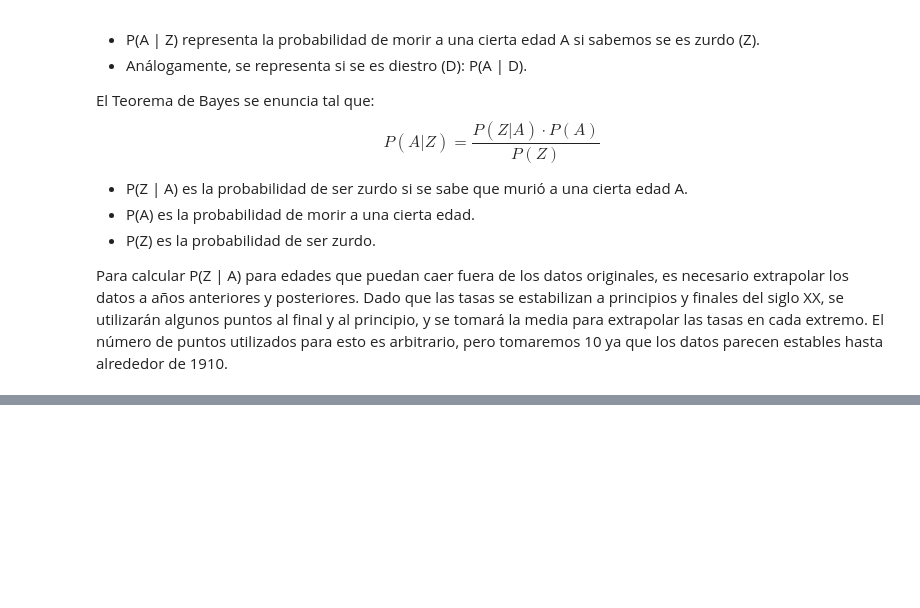
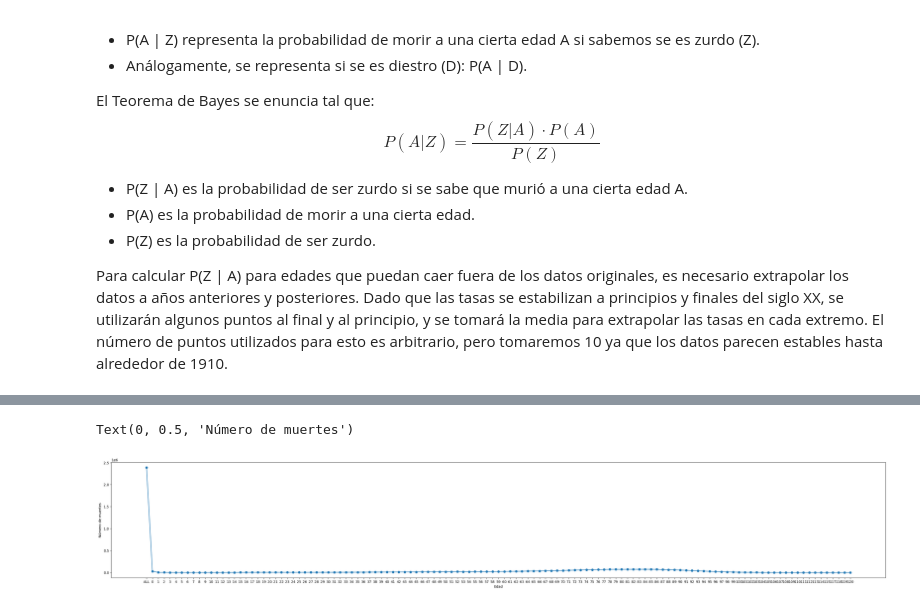
Before and after one commit to AdrianaAceroFV/ZURDERA, a Jupyter notebook: estudio.ipynb, the cells around one changed output, grey strips where cells are left out. Saved outputs shown, nothing was run; the diff lists cells and outputs as text; code cells hidden in the pictures; blank space fills up the shorter version.

```diff
--- a/estudio.ipynb
+++ b/estudio.ipynb
@@ -99,0 +106,5 @@ def P_Z_dado_A(edades_muerte, año_estudio=1990):
+# %%
+data_url_2 = "https://gist.githubusercontent.com/mbonsma/2f4076aab6820ca1807f4e29f75f18ec/raw/62f3ec07514c7e31f5979beeca86f19991540796/cdc_vs00199_table310.tsv"
+dist_muertes_data = pd.read_csv(data_url_2, sep = '\t')
+
+dist_muertes_data.head()
@@ -99,0 +118,10 @@ def P_Z_dado_A(edades_muerte, año_estudio=1990):
+# %%
+dist_muertes_data = dist_muertes_data.dropna(subset=['Both Sexes']) # quitamos los NaN del campo Both Sexes
+
+fig, ax = plt.subplots(figsize=(40, 6))
+ax.plot(dist_muertes_data['Age'], dist_muertes_data['Both Sexes'], marker='o')
+ax.set_xlabel('Edad')
+ax.set_ylabel('Número de muertes')
+# %% [output]
+Text(0, 0.5, 'Número de muertes')
+[figure, added]
```
Also changed, not shown: parts of 3 cells of this notebook.
